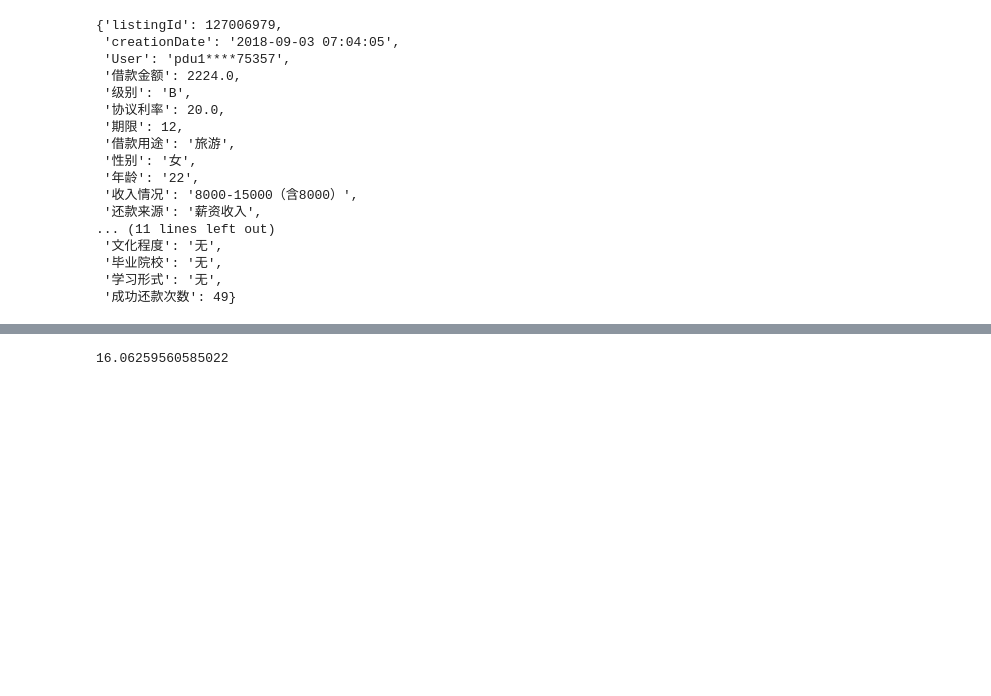
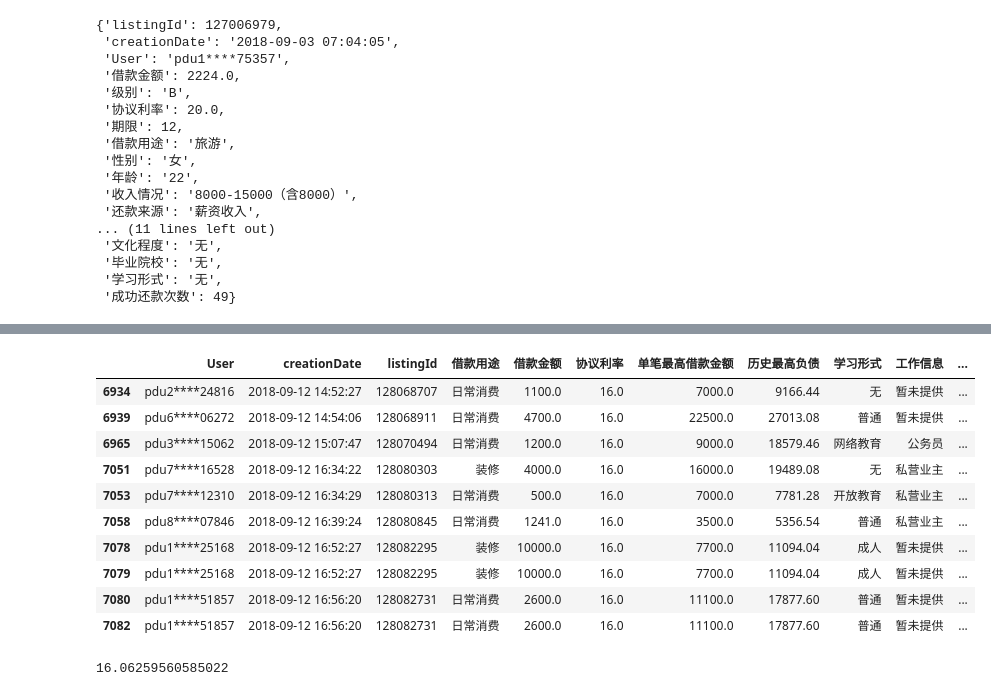
Before and after one commit to zhoukai83/ppd, a Jupyter notebook: UISimulation/test.ipynb, the cells around one changed output, grey strips where cells are left out. Saved outputs shown, nothing was run; the diff lists cells and outputs as text; code cells hidden in the pictures; blank space fills up the shorter version.

```diff
--- a/UISimulation/test.ipynb
+++ b/UISimulation/test.ipynb
@@ -245,3 +258,17 @@ df_sim.tail(6)
+# %%
+df_sim[(df_sim["级别"] == "A")].tail(10)
+# %% [output]
+|  | User | creationDate | listingId | 借款用途 | 借款金额 | 协议利率 | 单笔最高借款金额 | 历史最高负债 | 学习形式 | 工作信息 | ... |
+| 6934 | pdu2****24816 | 2018-09-12 14:52:27 | 128068707 | 日常消费 | 1100.0 | 16.0 | 7000.0 | 9166.44 | 无 | 暂未提供 | ... |
+| 6939 | pdu6****06272 | 2018-09-12 14:54:06 | 128068911 | 日常消费 | 4700.0 | 16.0 | 22500.0 | 27013.08 | 普通 | 暂未提供 | ... |
+| 6965 | pdu3****15062 | 2018-09-12 15:07:47 | 128070494 | 日常消费 | 1200.0 | 16.0 | 9000.0 | 18579.46 | 网络教育 | 公务员 | ... |
+| 7051 | pdu7****16528 | 2018-09-12 16:34:22 | 128080303 | 装修 | 4000.0 | 16.0 | 16000.0 | 19489.08 | 无 | 私营业主 | ... |
+| 7053 | pdu7****12310 | 2018-09-12 16:34:29 | 128080313 | 日常消费 | 500.0 | 16.0 | 7000.0 | 7781.28 | 开放教育 | 私营业主 | ... |
+| 7058 | pdu8****07846 | 2018-09-12 16:39:24 | 128080845 | 日常消费 | 1241.0 | 16.0 | 3500.0 | 5356.54 | 普通 | 私营业主 | ... |
+| 7078 | pdu1****25168 | 2018-09-12 16:52:27 | 128082295 | 装修 | 10000.0 | 16.0 | 7700.0 | 11094.04 | 成人 | 暂未提供 | ... |
+| 7079 | pdu1****25168 | 2018-09-12 16:52:27 | 128082295 | 装修 | 10000.0 | 16.0 | 7700.0 | 11094.04 | 成人 | 暂未提供 | ... |
+| 7080 | pdu1****51857 | 2018-09-12 16:56:20 | 128082731 | 日常消费 | 2600.0 | 16.0 | 11100.0 | 17877.60 | 普通 | 暂未提供 | ... |
+| 7082 | pdu1****51857 | 2018-09-12 16:56:20 | 128082731 | 日常消费 | 2600.0 | 16.0 | 11100.0 | 17877.60 | 普通 | 暂未提供 | ... |
 # %%
 import time
 last = time.time()
```
Also changed, not shown: parts of 9 cells of this notebook, 25 other files.
